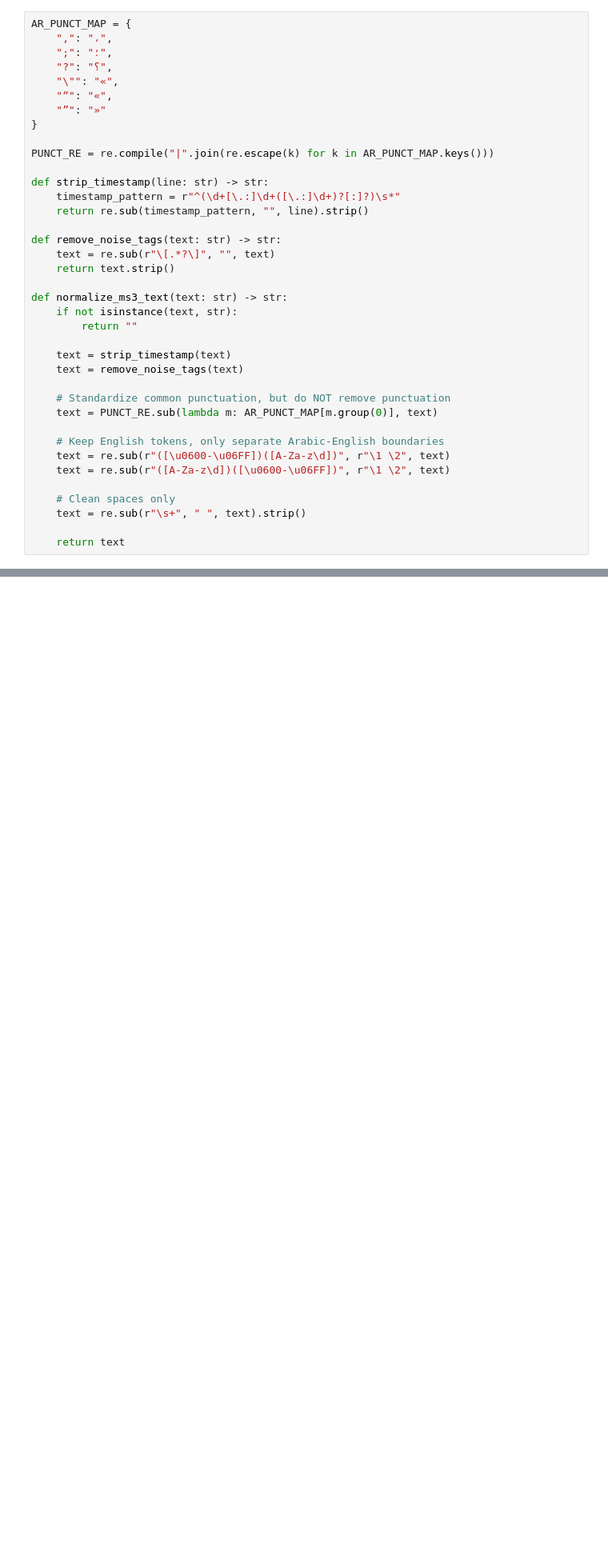
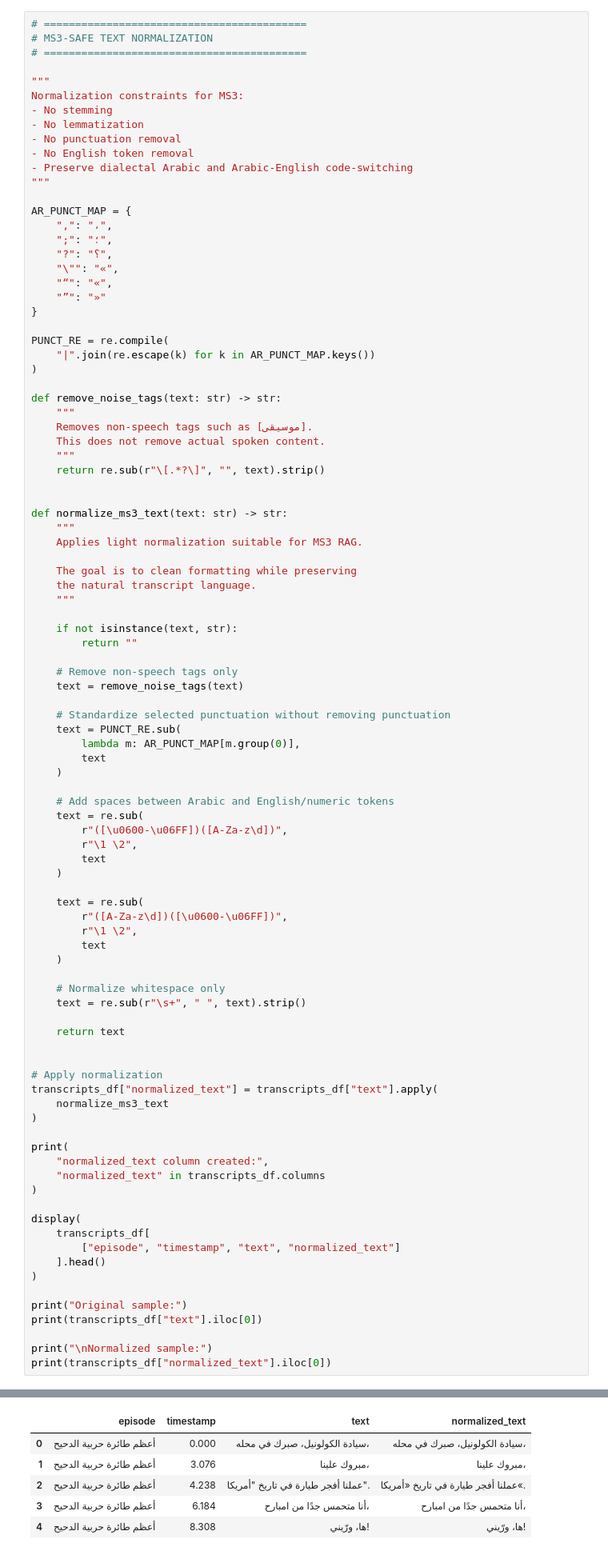
Before and after one commit to NourSaber0/Arabic-NLP-System, a Jupyter notebook: milestone3/milestone3.ipynb, the cells around one changed output, grey strips where cells are left out. Shown at 80% size. Cells and saved outputs as stored; diff of their text form; blank space fills up the shorter version.

```diff
--- a/milestone3/milestone3.ipynb
+++ b/milestone3/milestone3.ipynb
@@ -87,6 +161,19 @@ Total transcript rows: 11109
 | 11 | منابع النيل الدحيح | 1065 |
 | 12 | هل Citizen Kane أفضل فيلم في التا... | 717 |
 # %%
+# ==========================================
+# MS3-SAFE TEXT NORMALIZATION
+# ==========================================
+
+"""
+Normalization constraints for MS3:
+- No stemming
+- No lemmatization
+- No punctuation removal
+- No English token removal
+- Preserve dialectal Arabic and Arabic-English code-switching
+"""
+
 AR_PUNCT_MAP = {
     ",": "،",
     ";": "؛",
@@ -96,31 +183,76 @@ AR_PUNCT_MAP = {
     "”": "»"
 }
 
-PUNCT_RE = re.compile("|".join(re.escape(k) for k in AR_PUNCT_MAP.keys()))
-
-def strip_timestamp(line: str) -> str:
-    timestamp_pattern = r"^(\d+[\.:]\d+([\.:]\d+)?[:]?)\s*"
-    return re.sub(timestamp_pattern, "", line).strip()
+PUNCT_RE = re.compile(
+    "|".join(re.escape(k) for k in AR_PUNCT_MAP.keys())
+)
 
 def remove_noise_tags(text: str) -> str:
-    text = re.sub(r"\[.*?\]", "", text)
-    return text.strip()
+    """
+    Removes non-speech tags such as [موسيقى].
+    This does not remove actual spoken content.
+    """
+    return re.sub(r"\[.*?\]", "", text).strip()
+
 
 def normalize_ms3_text(text: str) -> str:
+    """
+    Applies light normalization suitable for MS3 RAG.
+
+    The goal is to clean formatting while preserving
+    the natural transcript language.
+    """
+
     if not isinstance(text, str):
         return ""
 
-    text = strip_timestamp(text)
+    # Remove non-speech tags only
     text = remove_noise_tags(text)
 
-    # Standardize common punctuation, but do NOT remove punctuation
-    text = PUNCT_RE.sub(lambda m: AR_PUNCT_MAP[m.group(0)], text)
+    # Standardize selected punctuation without removing punctuation
+    text = PUNCT_RE.sub(
+        lambda m: AR_PUNCT_MAP[m.group(0)],
+        text
+    )
 
-    # Keep English tokens, only separate Arabic-English boundaries
-    text = re.sub(r"([\u0600-\u06FF])([A-Za-z\d])", r"\1 \2", text)
-    text = re.sub(r"([A-Za-z\d])([\u0600-\u06FF])", r"\1 \2", text)
+    # Add spaces between Arabic and English/numeric tokens
+    text = re.sub(
+        r"([\u0600-\u06FF])([A-Za-z\d])",
+        r"\1 \2",
+        text
+    )
 
-    # Clean spaces only
+    text = re.sub(
+        r"([A-Za-z\d])([\u0600-\u06FF])",
+        r"\1 \2",
+        text
+    )
+
+    # Normalize whitespace only
     text = re.sub(r"\s+", " ", text).strip()
 
     return text
+
+
+# Apply normalization
+transcripts_df["normalized_text"] = transcripts_df["text"].apply(
+    normalize_ms3_text
+)
+
+print(
+    "normalized_text column created:",
+    "normalized_text" in transcripts_df.columns
+)
+
+display(
+    transcripts_df[
+        ["episode", "timestamp", "text", "normalized_text"]
+    ].head()
+)
+
+print("Original sample:")
+print(transcripts_df["text"].iloc[0])
+
+print("\nNormalized sample:")
+print(transcripts_df["normalized_text"].iloc[0])
+# %% [output]
@@ -126,0 +260,6 @@ def normalize_ms3_text(text: str) -> str:
+|  | episode | timestamp | text | normalized_text |
+| 0 | أعظم طائرة حربية الدحيح | 0.000 | سيادة الكولونيل، صبرك في محله، | سيادة الكولونيل، صبرك في محله، |
+| 1 | أعظم طائرة حربية الدحيح | 3.076 | مبروك علينا، | مبروك علينا، |
+| 2 | أعظم طائرة حربية الدحيح | 4.238 | عملنا أفجر طيارة في تاريخ "أمريكا". | عملنا أفجر طيارة في تاريخ «أمريكا«. |
+| 3 | أعظم طائرة حربية الدحيح | 6.184 | أنا متحمس جدًا من امبارح، | أنا متحمس جدًا من امبارح، |
+| 4 | أعظم طائرة حربية الدحيح | 8.308 | ها، ورّيني! | ها، ورّيني! |
```
Also changed, not shown: parts of 19 cells of this notebook.
